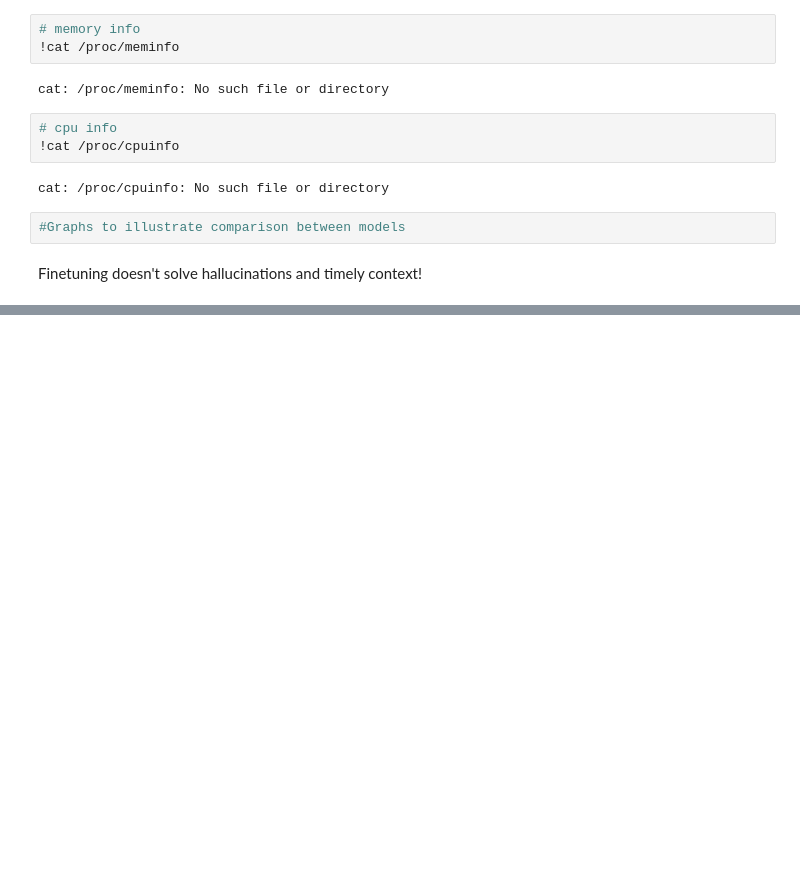
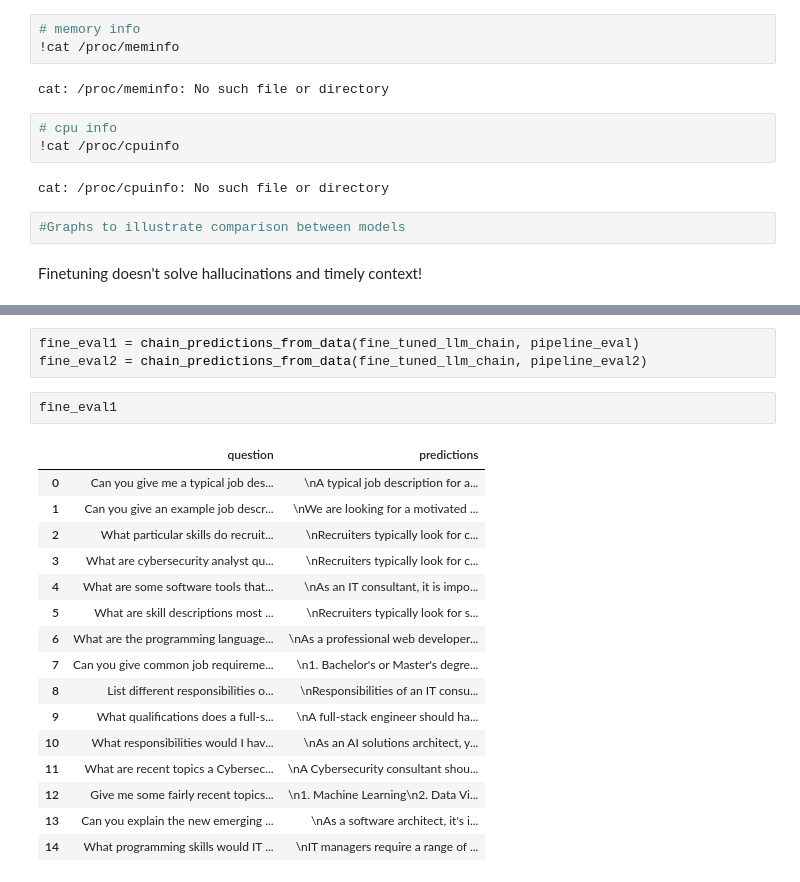
Before and after one commit to huishingchong/agile_llm, a Jupyter notebook: prompting.ipynb, the cells around one changed output, grey strips where cells are left out. Cells and saved outputs as stored; diff of their text form; blank space fills up the shorter version.

```diff
--- a/prompting.ipynb
+++ b/prompting.ipynb
@@ -383,0 +423,22 @@ Finetuning doesn't solve hallucinations and timely context!
+# %%
+fine_eval1 = chain_predictions_from_data(fine_tuned_llm_chain, pipeline_eval)
+fine_eval2 = chain_predictions_from_data(fine_tuned_llm_chain, pipeline_eval2)
+# %%
+fine_eval1
+# %% [output]
+|  | question | predictions |
+| 0 | Can you give me a typical job des... | \nA typical job description for a... |
+| 1 | Can you give an example job descr... | \nWe are looking for a motivated ... |
+| 2 | What particular skills do recruit... | \nRecruiters typically look for c... |
+| 3 | What are cybersecurity analyst qu... | \nRecruiters typically look for c... |
+| 4 | What are some software tools that... | \nAs an IT consultant, it is impo... |
+| 5 | What are skill descriptions most ... | \nRecruiters typically look for s... |
+| 6 | What are the programming language... | \nAs a professional web developer... |
+| 7 | Can you give common job requireme... | \n1. Bachelor's or Master's degre... |
+| 8 | List different responsibilities o... | \nResponsibilities of an IT consu... |
+| 9 | What qualifications does a full-s... | \nA full-stack engineer should ha... |
+| 10 | What responsibilities would I hav... | \nAs an AI solutions architect, y... |
+| 11 | What are recent topics a Cybersec... | \nA Cybersecurity consultant shou... |
+| 12 | Give me some fairly recent topics... | \n1. Machine Learning\n2. Data Vi... |
+| 13 | Can you explain the new emerging ... | \nAs a software architect, it's i... |
+| 14 | What programming skills would IT ... | \nIT managers require a range of ... |
```
Also changed, not shown: parts of 4 cells of this notebook, 4 other files.
